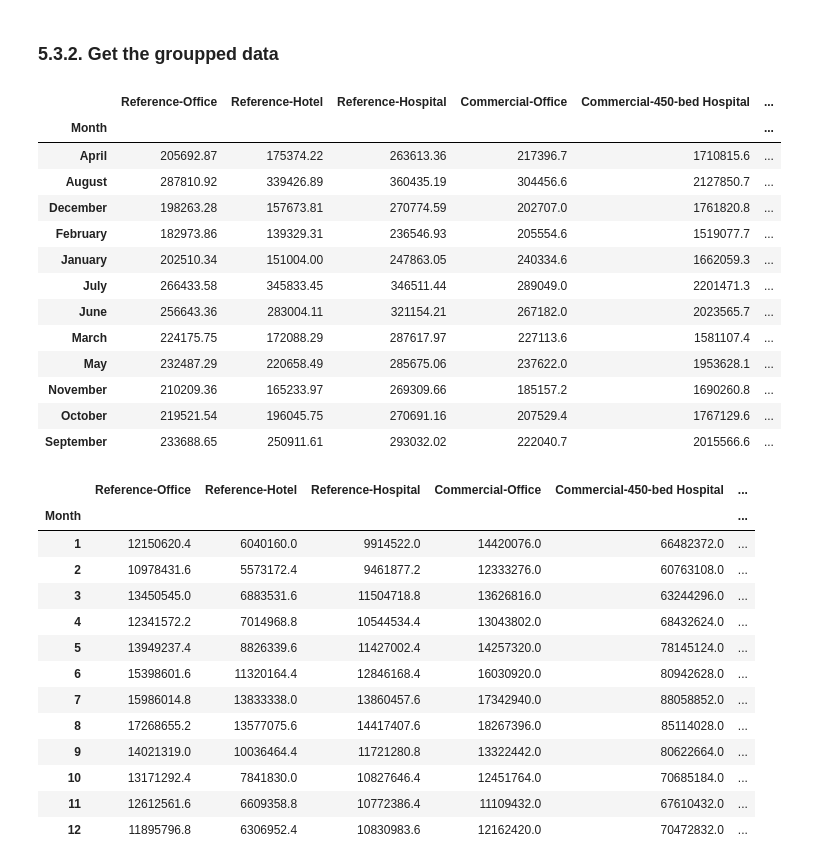
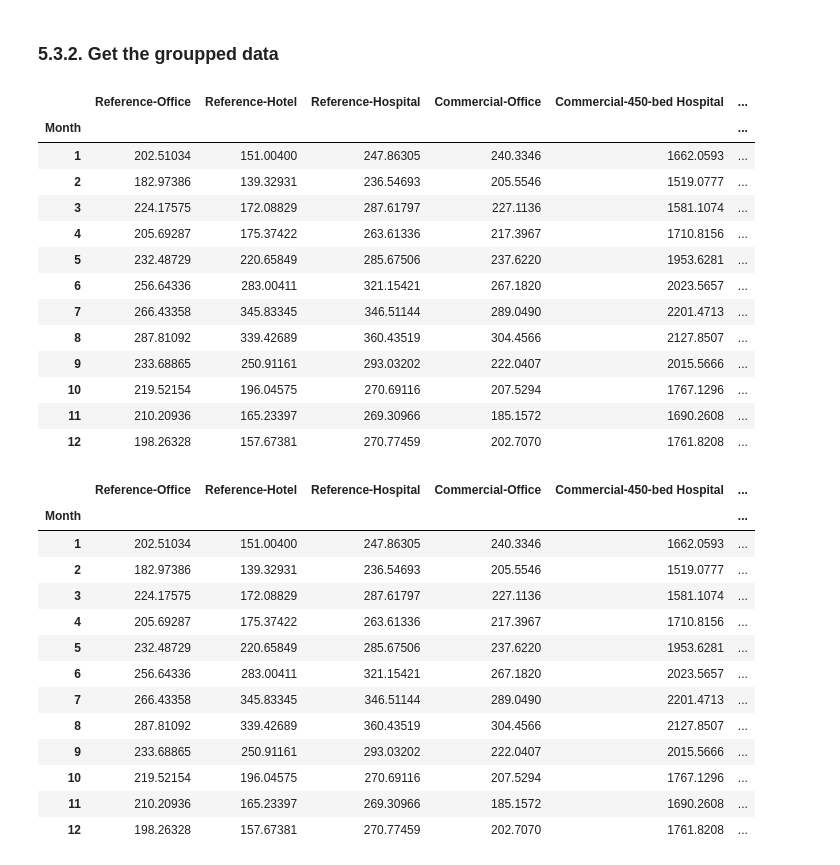
Before and after one commit to idloea/extended-open, a Jupyter notebook: notebooks/20230703-090301/analysis.ipynb, the cells around one changed output. Drawn from its saved outputs; the diff is of its cells as text; code cells hidden in the pictures.

Commit message:
Improve the electric and HVAC load grouped bar plots

```diff
--- a/notebooks/20230703-090301/analysis.ipynb
+++ b/notebooks/20230703-090301/analysis.ipynb
@@ -738,7 +738,6 @@ hours = electric_loads_df_in_kilowatts.index
 electric_loads_df_in_kilowatts['Day'] = get_days_from_hours(hours=hours)
 electric_loads_df_in_kilowatts['Date'] = pd.to_datetime(electric_loads_df_in_kilowatts.Day, unit='D')
 electric_loads_df_in_kilowatts['Month'] = electric_loads_df_in_kilowatts['Date'].dt.month
-electric_loads_df_in_kilowatts['Month'] = electric_loads_df_in_kilowatts['Month'].apply(lambda x: calendar.month_name[x])
 
 electric_loads_df_in_kilowatts
 # %% [output]
@@ -780,41 +779,42 @@ hvac_loads_df_in_kilowwats
 # %%
 groupped_by_month_electric_loads_df_in_kilowatts = electric_loads_df_in_kilowatts.groupby('Month').sum()
 groupped_by_month_electric_loads_df_in_kilowatts = groupped_by_month_electric_loads_df_in_kilowatts.loc[:, groupped_by_month_electric_loads_df_in_kilowatts.columns != 'Day']
-groupped_by_month_electric_loads_df_in_kilowatts
+groupped_by_month_electric_loads_df_in_megawatts = groupped_by_month_electric_loads_df_in_kilowatts / 1000
+groupped_by_month_electric_loads_df_in_megawatts
 # %% [output]
 |  | Reference-Office | Reference-Hotel | Reference-Hospital | Commercial-Office | Commercial-450-bed Hospital | ... |
 | Month |  |  |  |  |  | ... |
-| April | 205692.87 | 175374.22 | 263613.36 | 217396.7 | 1710815.6 | ... |
-| August | 287810.92 | 339426.89 | 360435.19 | 304456.6 | 2127850.7 | ... |
-| December | 198263.28 | 157673.81 | 270774.59 | 202707.0 | 1761820.8 | ... |
-| February | 182973.86 | 139329.31 | 236546.93 | 205554.6 | 1519077.7 | ... |
-| January | 202510.34 | 151004.00 | 247863.05 | 240334.6 | 1662059.3 | ... |
-| July | 266433.58 | 345833.45 | 346511.44 | 289049.0 | 2201471.3 | ... |
-| June | 256643.36 | 283004.11 | 321154.21 | 267182.0 | 2023565.7 | ... |
-| March | 224175.75 | 172088.29 | 287617.97 | 227113.6 | 1581107.4 | ... |
-| May | 232487.29 | 220658.49 | 285675.06 | 237622.0 | 1953628.1 | ... |
-| November | 210209.36 | 165233.97 | 269309.66 | 185157.2 | 1690260.8 | ... |
-| October | 219521.54 | 196045.75 | 270691.16 | 207529.4 | 1767129.6 | ... |
-| September | 233688.65 | 250911.61 | 293032.02 | 222040.7 | 2015566.6 | ... |
+| 1 | 202.51034 | 151.00400 | 247.86305 | 240.3346 | 1662.0593 | ... |
+| 2 | 182.97386 | 139.32931 | 236.54693 | 205.5546 | 1519.0777 | ... |
+| 3 | 224.17575 | 172.08829 | 287.61797 | 227.1136 | 1581.1074 | ... |
+| 4 | 205.69287 | 175.37422 | 263.61336 | 217.3967 | 1710.8156 | ... |
+| 5 | 232.48729 | 220.65849 | 285.67506 | 237.6220 | 1953.6281 | ... |
+| 6 | 256.64336 | 283.00411 | 321.15421 | 267.1820 | 2023.5657 | ... |
+| 7 | 266.43358 | 345.83345 | 346.51144 | 289.0490 | 2201.4713 | ... |
+| 8 | 287.81092 | 339.42689 | 360.43519 | 304.4566 | 2127.8507 | ... |
+| 9 | 233.68865 | 250.91161 | 293.03202 | 222.0407 | 2015.5666 | ... |
+| 10 | 219.52154 | 196.04575 | 270.69116 | 207.5294 | 1767.1296 | ... |
+| 11 | 210.20936 | 165.23397 | 269.30966 | 185.1572 | 1690.2608 | ... |
+| 12 | 198.26328 | 157.67381 | 270.77459 | 202.7070 | 1761.8208 | ... |
 # %%
 groupped_by_month_hvac_loads_df_in_kilowwats = hvac_loads_df_in_kilowwats.groupby('Month').sum()
 groupped_by_month_hvac_loads_df_in_kilowwats = groupped_by_month_hvac_loads_df_in_kilowwats.loc[:, groupped_by_month_hvac_loads_df_in_kilowwats.columns != 'Day']
-hvac_loads_df_in_kilowwats['Month'] = hvac_loads_df_in_kilowwats['Month'].apply(lambda x: calendar.month_name[x])
-groupped_by_month_hvac_loads_df_in_kilowwats
+groupped_by_month_hvac_loads_df_in_megawatts = groupped_by_month_electric_loads_df_in_kilowatts / 1000
+groupped_by_month_hvac_loads_df_in_megawatts
 # %% [output]
 |  | Reference-Office | Reference-Hotel | Reference-Hospital | Commercial-Office | Commercial-450-bed Hospital | ... |
 | Month |  |  |  |  |  | ... |
-| 1 | 12150620.4 | 6040160.0 | 9914522.0 | 14420076.0 | 66482372.0 | ... |
-| 2 | 10978431.6 | 5573172.4 | 9461877.2 | 12333276.0 | 60763108.0 | ... |
-| 3 | 13450545.0 | 6883531.6 | 11504718.8 | 13626816.0 | 63244296.0 | ... |
-| 4 | 12341572.2 | 7014968.8 | 10544534.4 | 13043802.0 | 68432624.0 | ... |
-| 5 | 13949237.4 | 8826339.6 | 11427002.4 | 14257320.0 | 78145124.0 | ... |
-| 6 | 15398601.6 | 11320164.4 | 12846168.4 | 16030920.0 | 80942628.0 | ... |
-| 7 | 15986014.8 | 13833338.0 | 13860457.6 | 17342940.0 | 88058852.0 | ... |
-| 8 | 17268655.2 | 13577075.6 | 14417407.6 | 18267396.0 | 85114028.0 | ... |
-| 9 | 14021319.0 | 10036464.4 | 11721280.8 | 13322442.0 | 80622664.0 | ... |
-| 10 | 13171292.4 | 7841830.0 | 10827646.4 | 12451764.0 | 70685184.0 | ... |
-| 11 | 12612561.6 | 6609358.8 | 10772386.4 | 11109432.0 | 67610432.0 | ... |
-| 12 | 11895796.8 | 6306952.4 | 10830983.6 | 12162420.0 | 70472832.0 | ... |
+| 1 | 202.51034 | 151.00400 | 247.86305 | 240.3346 | 1662.0593 | ... |
+| 2 | 182.97386 | 139.32931 | 236.54693 | 205.5546 | 1519.0777 | ... |
+| 3 | 224.17575 | 172.08829 | 287.61797 | 227.1136 | 1581.1074 | ... |
+| 4 | 205.69287 | 175.37422 | 263.61336 | 217.3967 | 1710.8156 | ... |
+| 5 | 232.48729 | 220.65849 | 285.67506 | 237.6220 | 1953.6281 | ... |
+| 6 | 256.64336 | 283.00411 | 321.15421 | 267.1820 | 2023.5657 | ... |
+| 7 | 266.43358 | 345.83345 | 346.51144 | 289.0490 | 2201.4713 | ... |
+| 8 | 287.81092 | 339.42689 | 360.43519 | 304.4566 | 2127.8507 | ... |
+| 9 | 233.68865 | 250.91161 | 293.03202 | 222.0407 | 2015.5666 | ... |
+| 10 | 219.52154 | 196.04575 | 270.69116 | 207.5294 | 1767.1296 | ... |
+| 11 | 210.20936 | 165.23397 | 269.30966 | 185.1572 | 1690.2608 | ... |
+| 12 | 198.26328 | 157.67381 | 270.77459 | 202.7070 | 1761.8208 | ... |
 # %%
 figure = plt.figure(num=None, figsize=(14, 5), dpi=80, facecolor='w', edgecolor='k')
```
Also changed, not shown: parts of 2 cells of this notebook.
